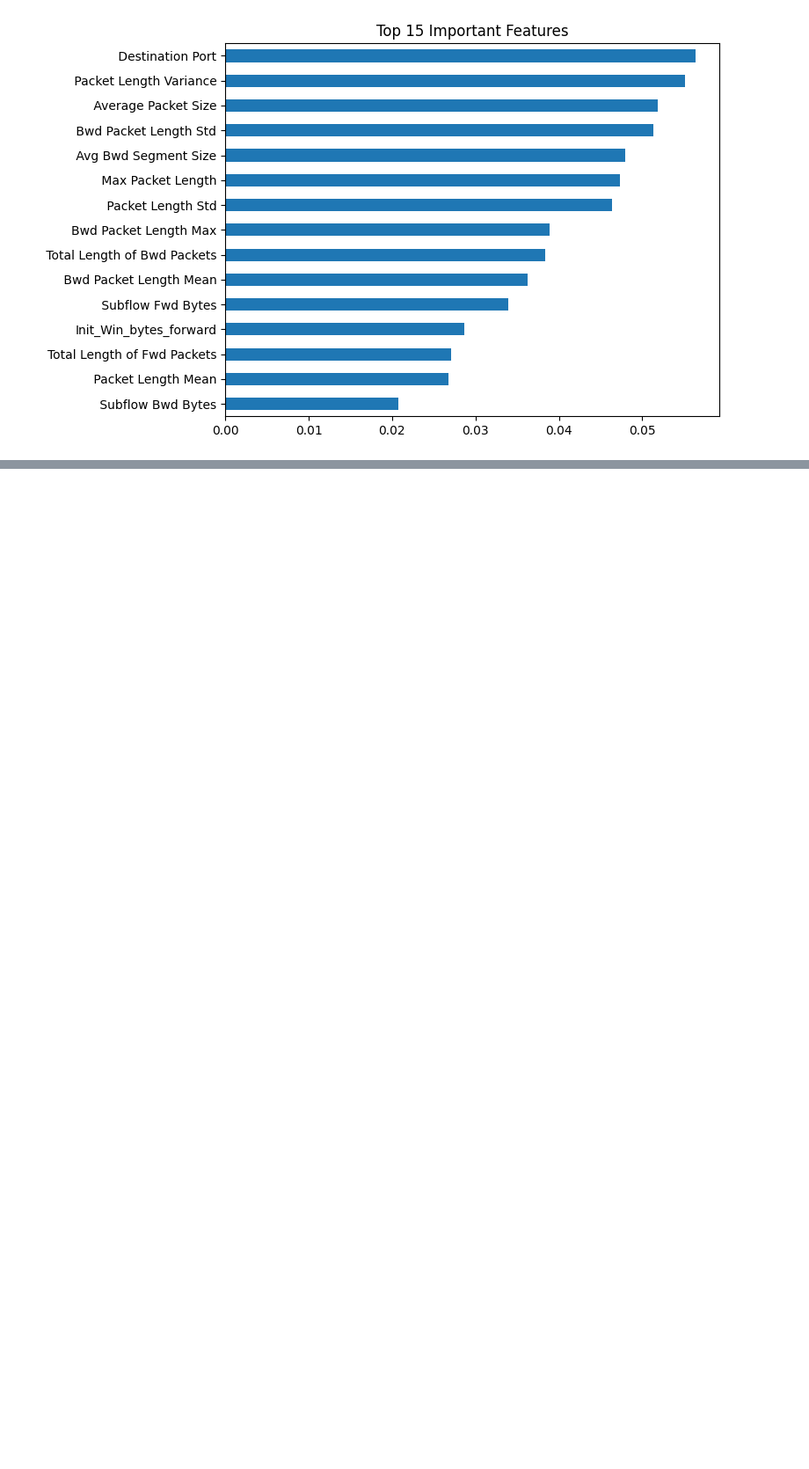
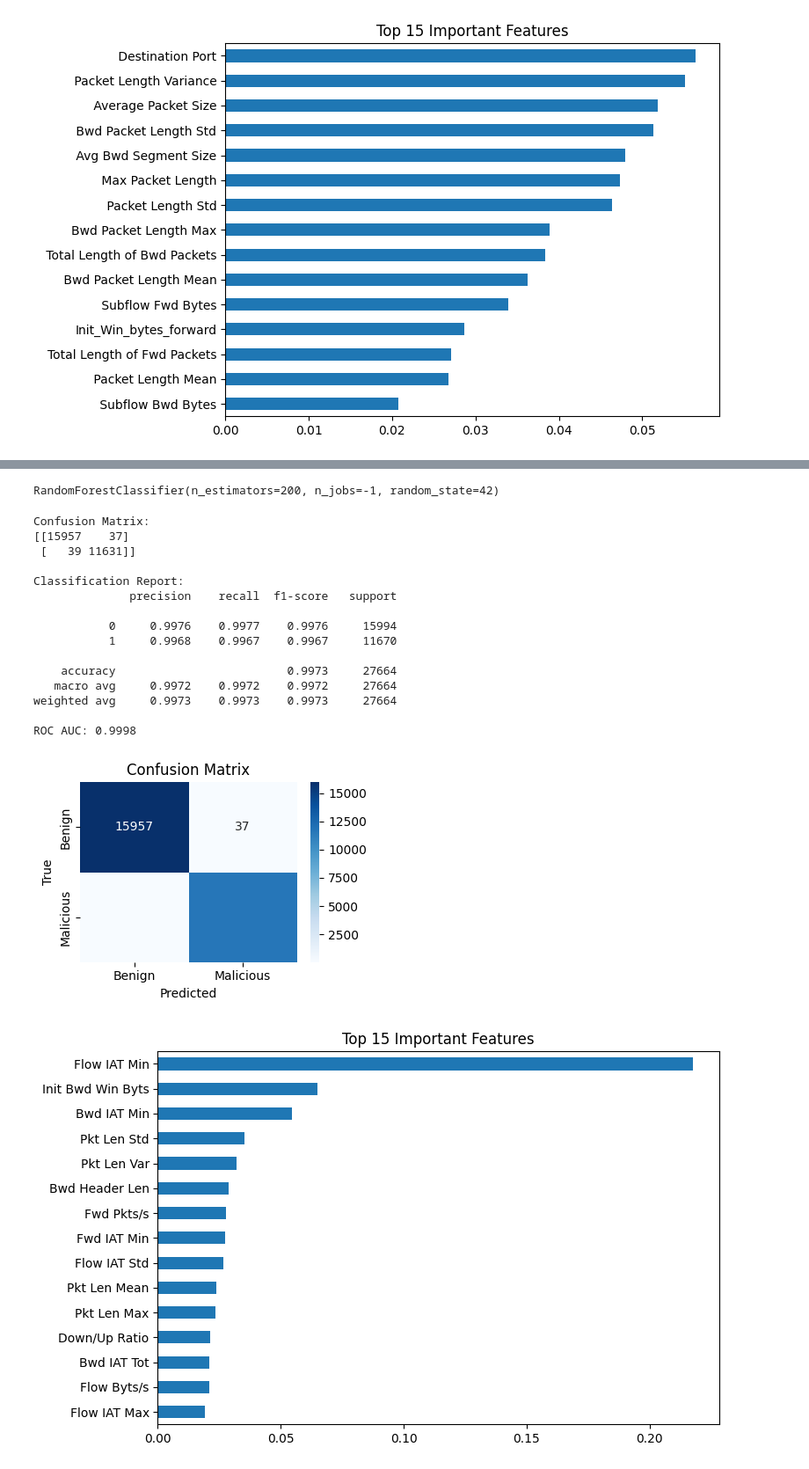
Before and after one commit to Rish4bh0/ECE5565-ML-DL, a Jupyter notebook: rf_session_baseline.ipynb, the cells around one changed output, grey strips where cells are left out. Shown: that part at 88% size. Drawn from its saved outputs; the diff is of its cells as text; code cells hidden in the pictures; blank space fills up the shorter version.

```diff
--- a/rf_session_baseline.ipynb
+++ b/rf_session_baseline.ipynb
@@ -223,0 +254,52 @@ ROC AUC: 0.9998
+# %%
+# 15 CTU13 set testing training
+rf3 = RandomForestClassifier(n_estimators=200, n_jobs=-1, random_state=42)
+rf3.fit(X_train3, y_train3)
+# %% [output]
+RandomForestClassifier(n_estimators=200, n_jobs=-1, random_state=42)
+# %%
+# 16 CTU13 set testing evaluation
+y_pred3 = rf3.predict(X_test3)
+y_proba3 = rf3.predict_proba(X_test3)[:, 1]
+
+print("\nConfusion Matrix:")
+print(confusion_matrix(y_test3, y_pred3))
+print("\nClassification Report:")
+print(classification_report(y_test3, y_pred3, digits=4))
+print("ROC AUC:", round(roc_auc_score(y_test3, y_proba3), 4))
+
+cm = confusion_matrix(y_test3, y_pred3)
+plt.figure(figsize=(4,3))
+sns.heatmap(cm, annot=True, fmt="d", cmap="Blues",
+            xticklabels=["Benign", "Malicious"],
+            yticklabels=["Benign", "Malicious"])
+plt.title("Confusion Matrix")
+plt.xlabel("Predicted")
+plt.ylabel("True")
+plt.tight_layout()
+plt.show()
+
+imp = pd.Series(rf3.feature_importances_, index=X3.columns).sort_values(ascending=False)
+plt.figure(figsize=(8,5))
+imp.head(15).plot(kind="barh", title="Top 15 Important Features")
+plt.gca().invert_yaxis()
+plt.tight_layout()
+plt.show()
+# %% [output]
+Confusion Matrix:
+[[15957    37]
+ [   39 11631]]
+
+Classification Report:
+              precision    recall  f1-score   support
+
+           0     0.9976    0.9977    0.9976     15994
+           1     0.9968    0.9967    0.9967     11670
+
+    accuracy                         0.9973     27664
+   macro avg     0.9972    0.9972    0.9972     27664
+weighted avg     0.9973    0.9973    0.9973     27664
+
+ROC AUC: 0.9998
+[figure, added]
+[figure, added]
```
Also changed, not shown: parts of 4 cells of this notebook, 2 other files.
